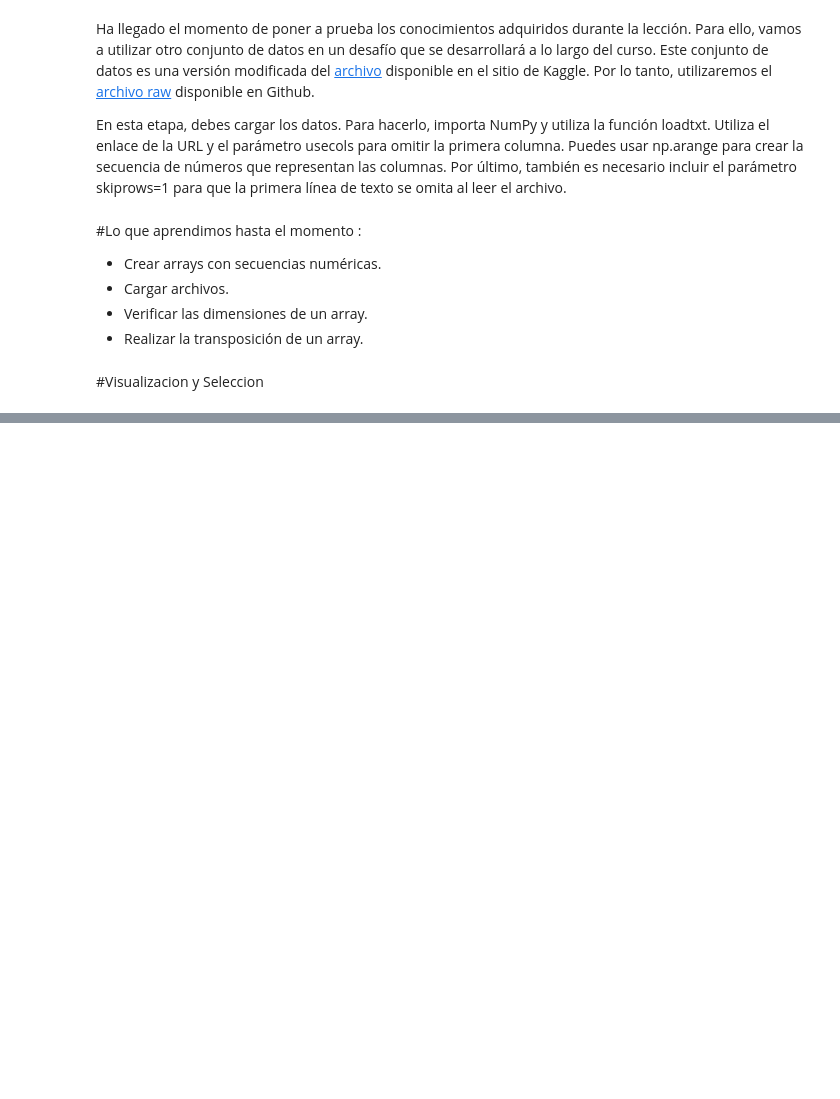
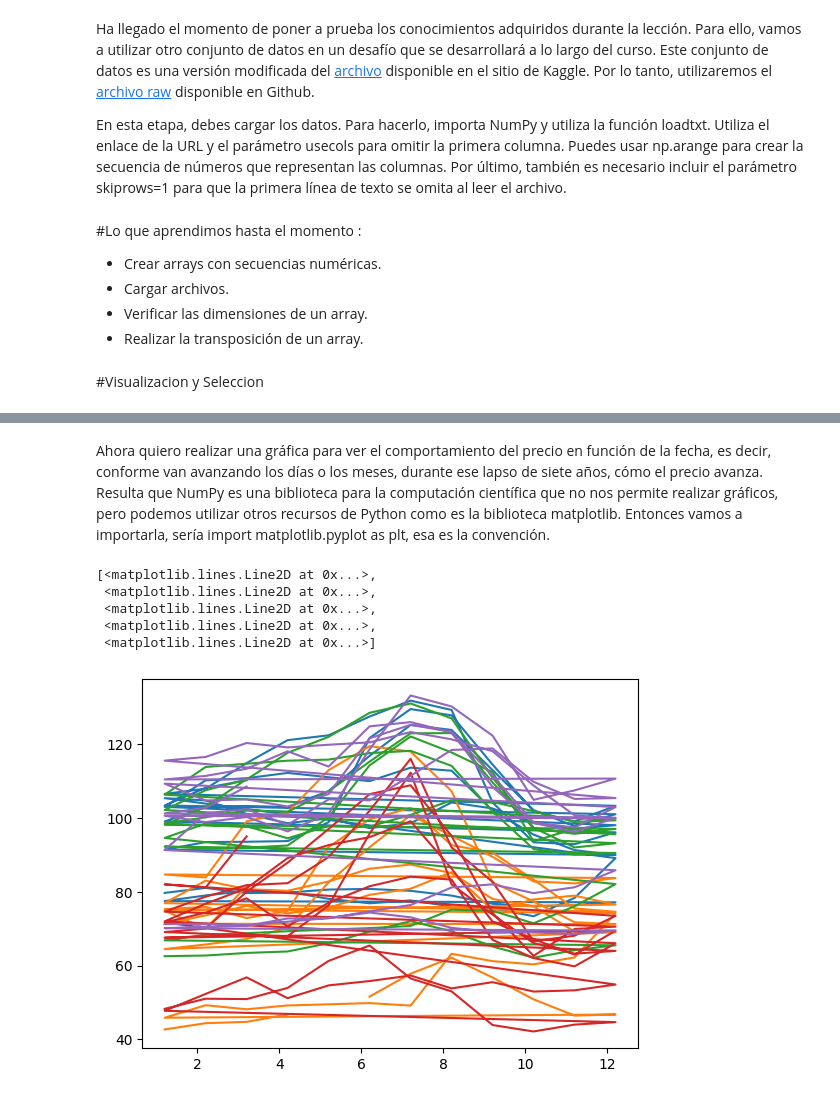
Before and after one commit to jorgevillegazz/Aprendiendo_ETL, a Jupyter notebook: NumPy.ipynb, the cells around one changed output, grey strips where cells are left out. Cells and saved outputs as stored; diff of their text form; code cells hidden in the pictures; blank space fills up the shorter version.

Commit message:
Visualización y selección

```diff
--- a/NumPy.ipynb
+++ b/NumPy.ipynb
@@ -168,0 +177,4 @@ datos2 = np.loadtxt(url, delimiter=',', usecols=np.arange(1, 6, 1), skiprows=1)
+# %%
+fechas = datos_trasnpuestos[:,0]# primero las filas y luego las columnas, para agarrar  todas la filas se coloca :
+# y obtenemos  la columna cero  de las fechas  de nuestro  arreglo transpuesto.
+fechas
@@ -168,0 +199,4 @@ datos2 = np.loadtxt(url, delimiter=',', usecols=np.arange(1, 6, 1), skiprows=1)
+# %%
+precios=datos_trasnpuestos[:,1:]  #hacemos este Slice Notation. pidiendo todas las filas (:)
+                                  # empezando por la columna 2 (1) hasta la ultima columnas (:)
+precios
@@ -168,0 +221,12 @@ datos2 = np.loadtxt(url, delimiter=',', usecols=np.arange(1, 6, 1), skiprows=1)
+# %% [markdown]
+Ahora quiero realizar una gráfica para ver el comportamiento del precio en función de la fecha, es decir, conforme van avanzando los días o los meses, durante ese lapso de siete años, cómo el precio avanza. Resulta que NumPy es una biblioteca para la computación científica que no nos permite realizar gráficos, pero podemos utilizar otros recursos de Python como es la biblioteca matplotlib. Entonces vamos a importarla, sería import matplotlib.pyplot as plt, esa es la convención.
+# %%
+import matplotlib.pyplot as plt
+plt.plot(fechas,precios)
+# %% [output]
+[<matplotlib.lines.Line2D at 0x...>,
+ <matplotlib.lines.Line2D at 0x...>,
+ <matplotlib.lines.Line2D at 0x...>,
+ <matplotlib.lines.Line2D at 0x...>,
+ <matplotlib.lines.Line2D at 0x...>]
+[figure, added]
```
Also changed, not shown: parts of 20 cells of this notebook.
